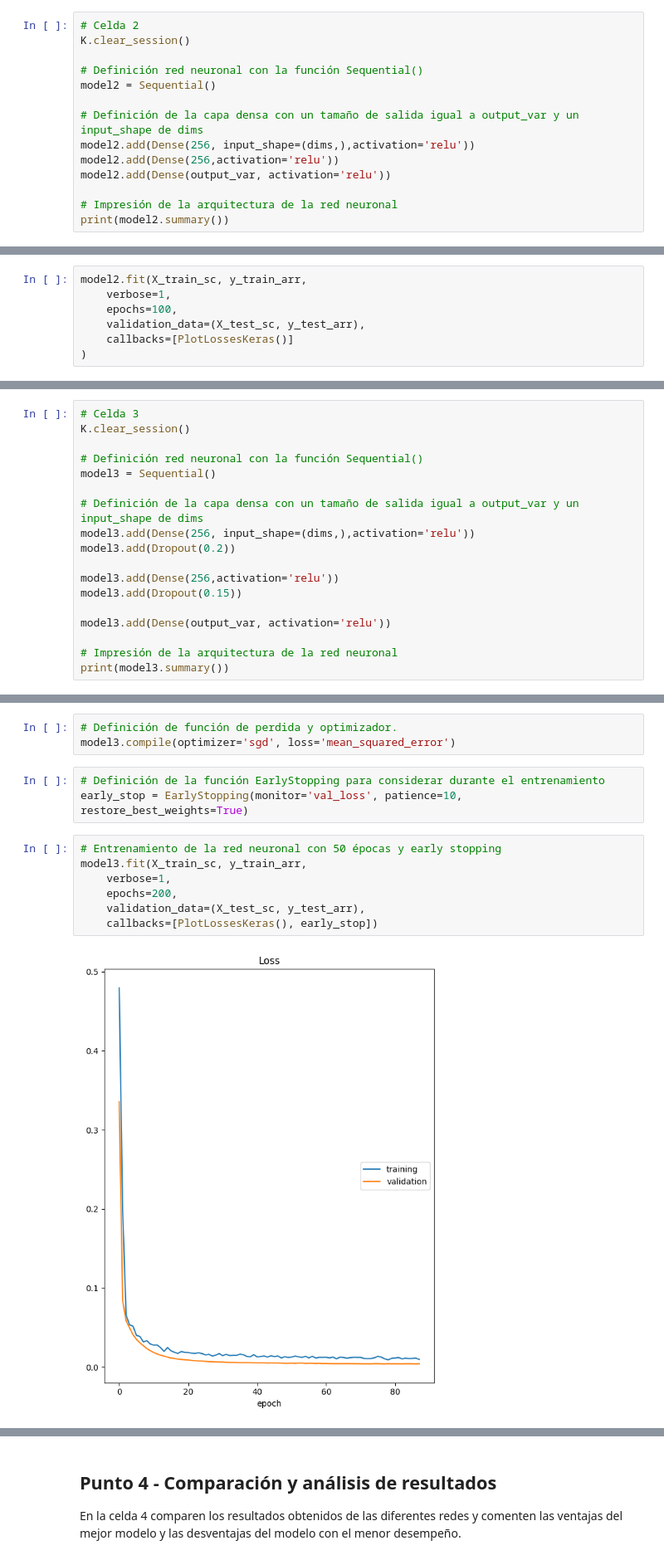
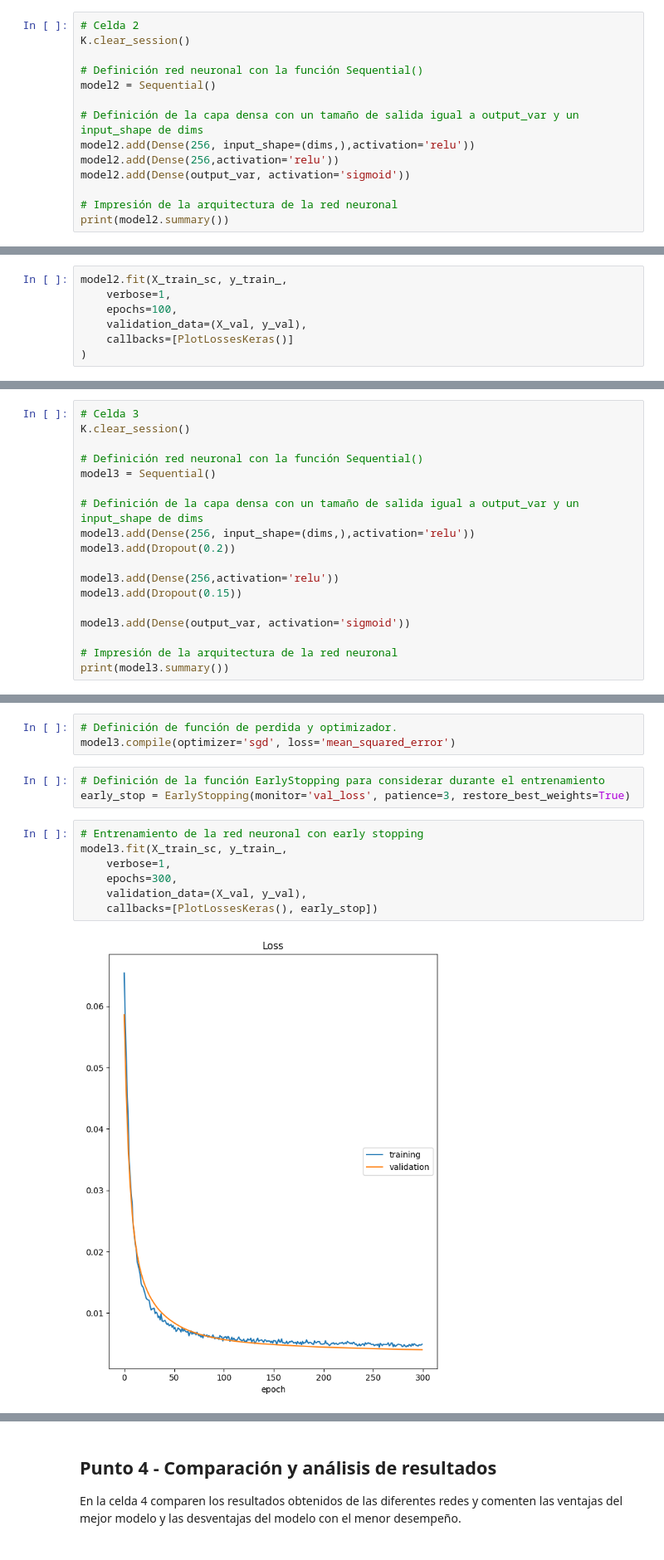
Before and after one commit to jairocruzhdez/MIAD_ML_NLP_JC, a Jupyter notebook: Semana 6/S6TC1-Redes_Neuronales.ipynb, the cells around one changed output, grey strips where cells are left out. Shown at 83% size. Saved outputs shown, nothing was run; the diff lists cells and outputs as text.

Commit message:
test, validation

```diff
--- a/Semana 6/S6TC1-Redes_Neuronales.ipynb
+++ b/Semana 6/S6TC1-Redes_Neuronales.ipynb
@@ -157,7 +160,7 @@ model2 = Sequential()
 # Definición de la capa densa con un tamaño de salida igual a output_var y un input_shape de dims
 model2.add(Dense(256, input_shape=(dims,),activation='relu'))
 model2.add(Dense(256,activation='relu'))
-model2.add(Dense(output_var, activation='relu'))
+model2.add(Dense(output_var, activation='sigmoid'))
 
 # Impresión de la arquitectura de la red neuronal
 print(model2.summary())
@@ -180,10 +183,10 @@ None
 # Definición de función de perdida y optimizador.
 model2.compile(optimizer='sgd', loss='mean_squared_error')
 # %%
-model2.fit(X_train_sc, y_train_arr,
+model2.fit(X_train_sc, y_train_,
     verbose=1,
     epochs=100,
-    validation_data=(X_test_sc, y_test_arr),
+    validation_data=(X_val, y_val),
     callbacks=[PlotLossesKeras()]
 )
 # %% [output]
@@ -229,7 +234,7 @@ model3.add(Dropout(0.2))
 model3.add(Dense(256,activation='relu'))
 model3.add(Dropout(0.15))
 
-model3.add(Dense(output_var, activation='relu'))
+model3.add(Dense(output_var, activation='sigmoid'))
 
 # Impresión de la arquitectura de la red neuronal
 print(model3.summary())
@@ -257,14 +262,14 @@ None
 model3.compile(optimizer='sgd', loss='mean_squared_error')
 # %%
 # Definición de la función EarlyStopping para considerar durante el entrenamiento
-early_stop = EarlyStopping(monitor='val_loss', patience=10, restore_best_weights=True)
+early_stop = EarlyStopping(monitor='val_loss', patience=3, restore_best_weights=True)
 # %%
-# Entrenamiento de la red neuronal con 50 épocas y early stopping
-model3.fit(X_train_sc, y_train_arr,
+# Entrenamiento de la red neuronal con early stopping
+model3.fit(X_train_sc, y_train_,
     verbose=1,
-    epochs=200,
-    validation_data=(X_test_sc, y_test_arr),
+    epochs=300,
+    validation_data=(X_val, y_val),
     callbacks=[PlotLossesKeras(), early_stop])
 # %% [output]
-[figure, old version]
+[figure, new version]
 Loss
```
Also changed, not shown: parts of 10 cells of this notebook.
